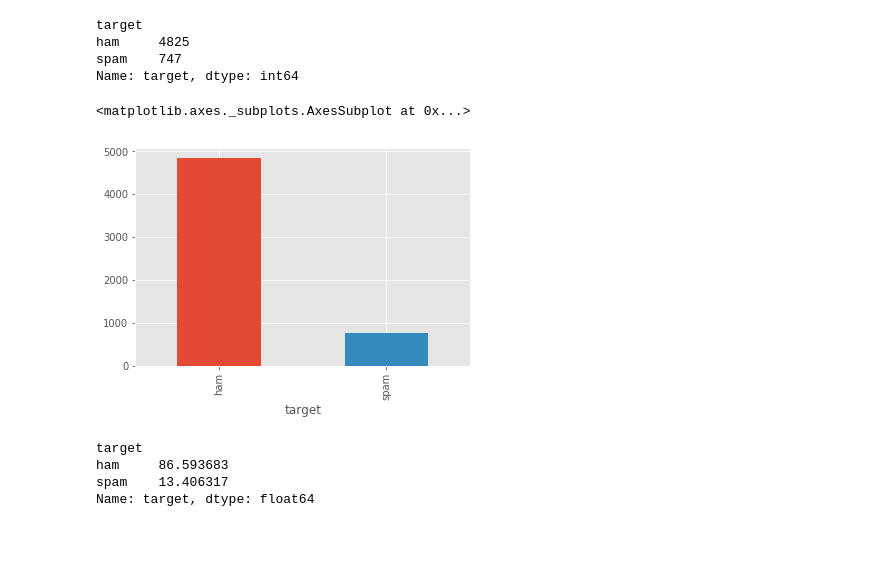
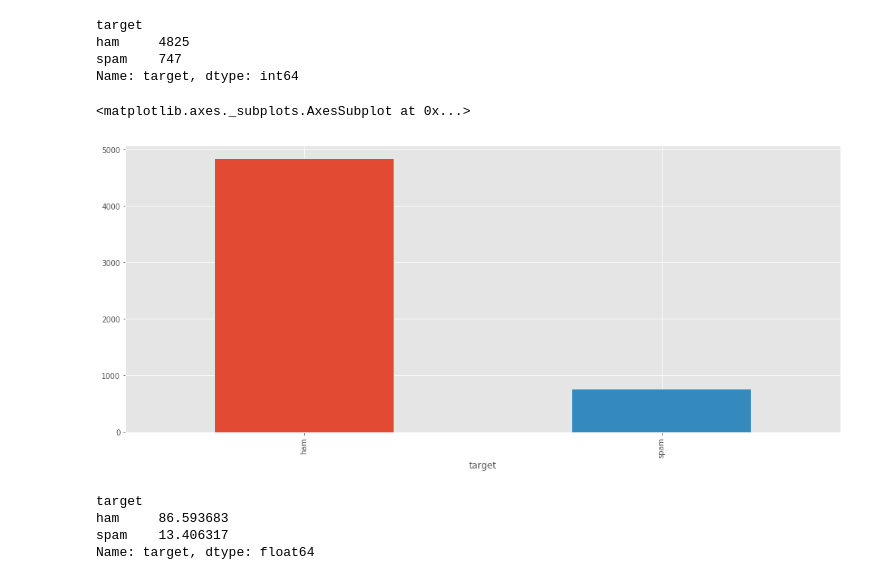
Before and after one commit to SammyOngaya/Natural-Language-Processing, a Jupyter notebook: Text Analysis with NLTK.ipynb, the cells around one changed output. Drawn from its saved outputs; the diff is of its cells as text; code cells hidden in the pictures; blank space fills up the shorter version.

```diff
--- a/Text Analysis with NLTK.ipynb
+++ b/Text Analysis with NLTK.ipynb
@@ -89,10 +89,10 @@ ham     4825
 spam    747
 Name: target, dtype: int64
 # %%
-df.groupby(['target'])['target'].count().plot(kind='bar')
+df.groupby(['target'])['target'].count().plot(kind='bar',figsize=(17,7))
 # %% [output]
 <matplotlib.axes._subplots.AxesSubplot at 0x...>
-[figure, old version]
+[figure, new version]
 # %%
 df.groupby(['target'])['target'].count()/df['target'].count() *100
 # %% [output]
```
Also changed, not shown: parts of 22 cells of this notebook, 2 other files.
